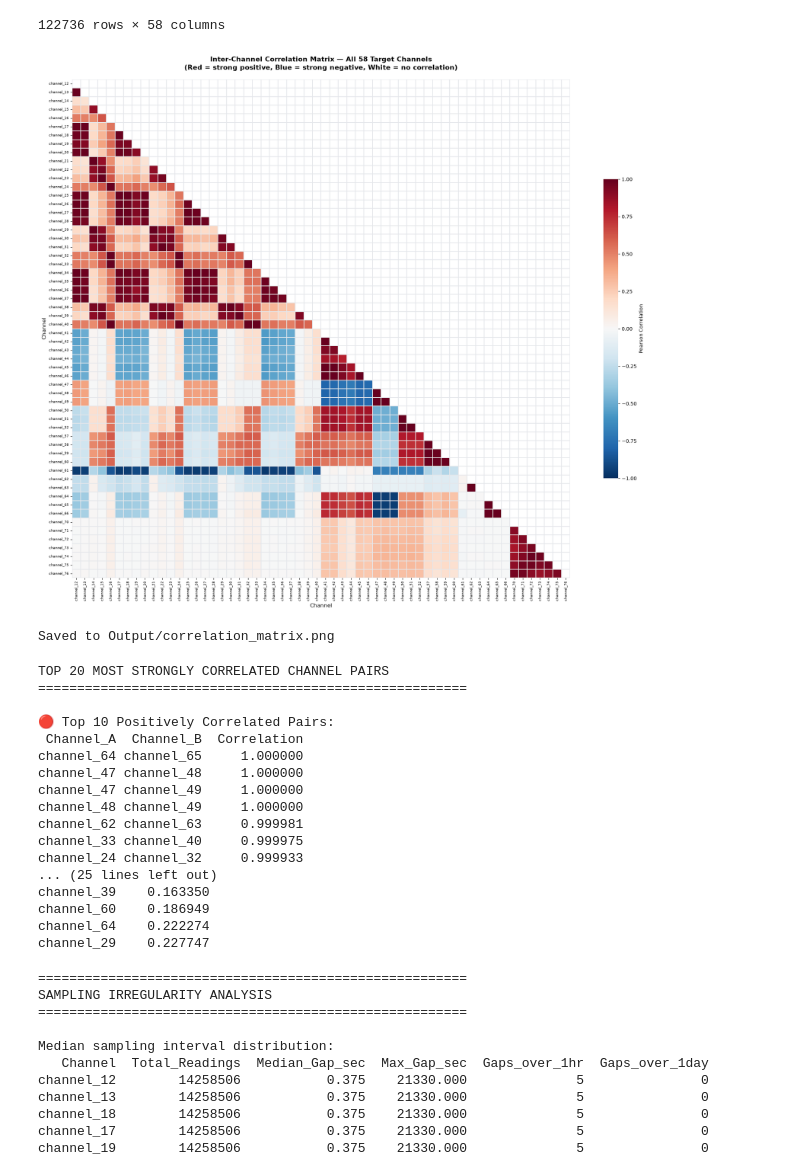
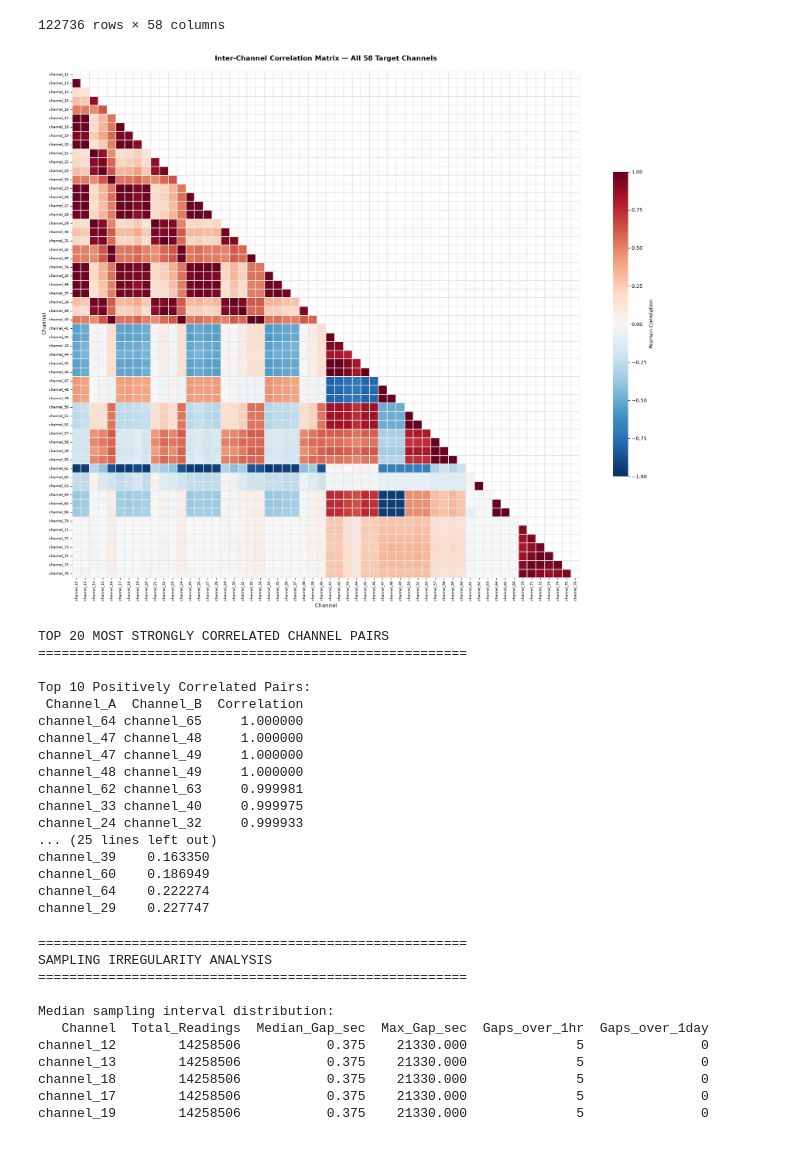
Before and after one commit to ShivamMohite-dev/Beacon, a Jupyter notebook: Notebooks/001_ESA_EDA.ipynb, the cells around one changed output. Drawn from its saved outputs; the diff is of its cells as text; code cells hidden in the pictures.

```diff
--- a/Notebooks/001_ESA_EDA.ipynb
+++ b/Notebooks/001_ESA_EDA.ipynb
@@ -420,21 +352,15 @@ plt.show()
 # %%
 # Cell 9 — Channel 16 Anomaly Window Visualization
 ch16_anomalies = df_labels[df_labels['Channel'] == 'channel_16']
-
 fig, ax = plt.subplots(figsize=(18, 4))
-ax.plot(df_ch16.index, df_ch16['channel_16'],
-        linewidth=0.4, color='green')
-
+ax.plot(df_ch16.index, df_ch16['channel_16'],linewidth=0.4, color='green')
 for _, row in ch16_anomalies.iterrows():
-    ax.axvspan(row['StartTime'], row['EndTime'],
-               color='red', alpha=0.3)
-
+    ax.axvspan(row['StartTime'], row['EndTime'],color='red', alpha=0.3)
 ax.set_title(f"Channel 16 — Full Timeline with Anomaly Windows ({len(ch16_anomalies)} events)")
 ax.set_xlabel("Time")
 ax.set_ylabel("Normalized Value")
 plt.tight_layout()
 plt.show()
-
 print(f"Channel 16 total anomaly windows: {len(ch16_anomalies)}")
 # %% [output]
 [figure]
@@ -442,21 +368,15 @@ Channel 16 total anomaly windows: 38
 # %%
 # Cell  — Channel 22 Anomaly Window Visualization
 ch22_anomalies = df_labels[df_labels['Channel'] == 'channel_22']
-
 fig, ax = plt.subplots(figsize=(18, 4))
-ax.plot(df_ch22.index, df_ch22['channel_22'],
-        linewidth=0.4, color='green')
-
+ax.plot(df_ch22.index, df_ch22['channel_22'],linewidth=0.4, color='green')
 for _, row in ch22_anomalies.iterrows():
-    ax.axvspan(row['StartTime'], row['EndTime'],
-               color='red', alpha=0.3)
-
+    ax.axvspan(row['StartTime'], row['EndTime'],color='red', alpha=0.3)
 ax.set_title(f"Channel 22 — Full Timeline with Anomaly Windows ({len(ch22_anomalies)} events)")
 ax.set_xlabel("Time")
 ax.set_ylabel("Normalized Value")
 plt.tight_layout()
 plt.show()
-
 print(f"Channel 22 total anomaly windows: {len(ch22_anomalies)}")
 # %% [output]
 [figure]
@@ -675,53 +554,32 @@ df_combined
 # %%
 # Cell 15 — Plot the Correlation Matrix
 import matplotlib.pyplot as plt
 import seaborn as sns
 import numpy as np
 
 # Compute correlation on non-null rows
 corr_matrix = df_combined.corr(method='pearson')
 
 # Plot
 fig, ax = plt.subplots(figsize=(20, 16))
 mask = np.zeros_like(corr_matrix, dtype=bool)
 mask[np.triu_indices_from(mask)] = True  # upper triangle mask
 
-sns.heatmap(
-    corr_matrix,
-    mask=mask,
-    cmap='RdBu_r',
-    center=0,
-    vmin=-1, vmax=1,
-    linewidths=0.3,
-    linecolor='#E5E7EB',
-    annot=False,
-    square=True,
-    ax=ax,
-    cbar_kws={'shrink': 0.6, 'label': 'Pearson Correlation'}
-)
+sns.heatmap(corr_matrix, mask=mask, cmap='RdBu_r', center=0, vmin=-1, vmax=1, linewidths=0.3, linecolor='#E5E7EB', annot=False, square=True, ax=ax, cbar_kws={'shrink': 0.6, 'label': 'Pearson Correlation'})
 
-ax.set_title(
-    'Inter-Channel Correlation Matrix — All 58 Target Channels\n'
-    '(Red = strong positive, Blue = strong negative, White = no correlation)',
-    fontsize=14, fontweight='bold', pad=20
-)
+ax.set_title('Inter-Channel Correlation Matrix — All 58 Target Channels', fontsize=14, fontweight='bold', pad=20)
 ax.set_xlabel('Channel', fontsize=11)
 ax.set_ylabel('Channel', fontsize=11)
 ax.tick_params(axis='both', labelsize=7)
 
 plt.tight_layout()
-#plt.savefig('../Output/correlation_matrix.png', dpi=150, bbox_inches='tight')
+#plt.savefig('../Output/correlation_matrix.png', dpi=150, bbox_inches='tight') #Uncomment this line to save the figure as a PNG file
 plt.show()
-
-print("\nSaved to Output/correlation_matrix.png")
 # %% [output]
-[figure, old version]
+[figure, new version]
-Saved to Output/correlation_matrix.png
 # %%
-# Cell 16 — Extract strongest correlations
 print("TOP 20 MOST STRONGLY CORRELATED CHANNEL PAIRS")
 print("=" * 55)
-
 # Get upper triangle only to avoid duplicates
 corr_pairs = (
     corr_matrix
@@ -733,22 +591,22 @@ corr_pairs.columns = ['Channel_A', 'Channel_B', 'Correlation']
 corr_pairs['Abs_Corr'] = corr_pairs['Correlation'].abs()
 corr_pairs = corr_pairs.sort_values('Abs_Corr', ascending=False)
 
-print("\n🔴 Top 10 Positively Correlated Pairs:")
+print("\nTop 10 Positively Correlated Pairs:")
 print(corr_pairs[corr_pairs['Correlation'] > 0].head(10)
       [['Channel_A', 'Channel_B', 'Correlation']].to_string(index=False))
 
-print("\n🔵 Top 10 Negatively Correlated Pairs:")
+print("\nTop 10 Negatively Correlated Pairs:")
 print(corr_pairs[corr_pairs['Correlation'] < 0].head(10)
       [['Channel_A', 'Channel_B', 'Correlation']].to_string(index=False))
 
-print("\n⚪ Channels with weakest correlations (most independent):")
+print("\nChannels with weakest correlations (most independent):")
 weakest = corr_pairs.groupby('Channel_A')['Abs_Corr'].mean().sort_values().head(10)
 print(weakest.to_string())
 # %% [output]
 TOP 20 MOST STRONGLY CORRELATED CHANNEL PAIRS
 =======================================================
 
-🔴 Top 10 Positively Correlated Pairs:
+Top 10 Positively Correlated Pairs:
  Channel_A  Channel_B  Correlation
 channel_64 channel_65     1.000000
 channel_47 channel_48     1.000000
```
Also changed, not shown: parts of 19 cells of this notebook.
